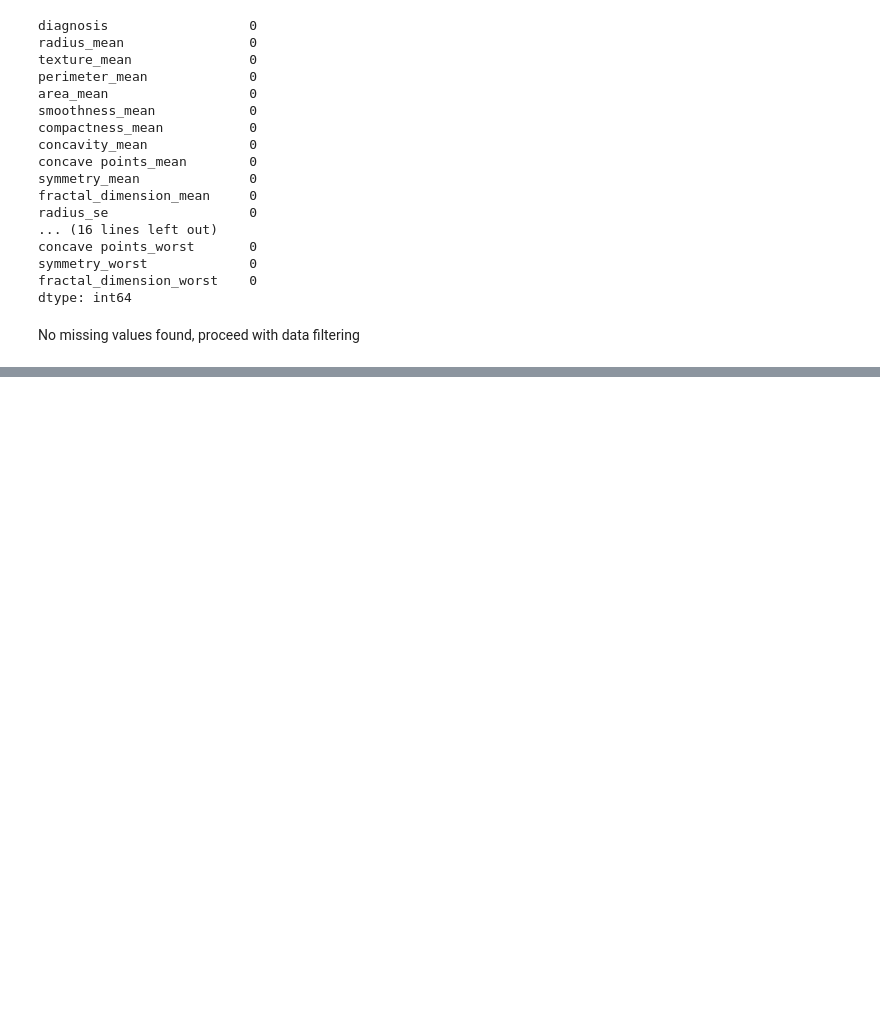
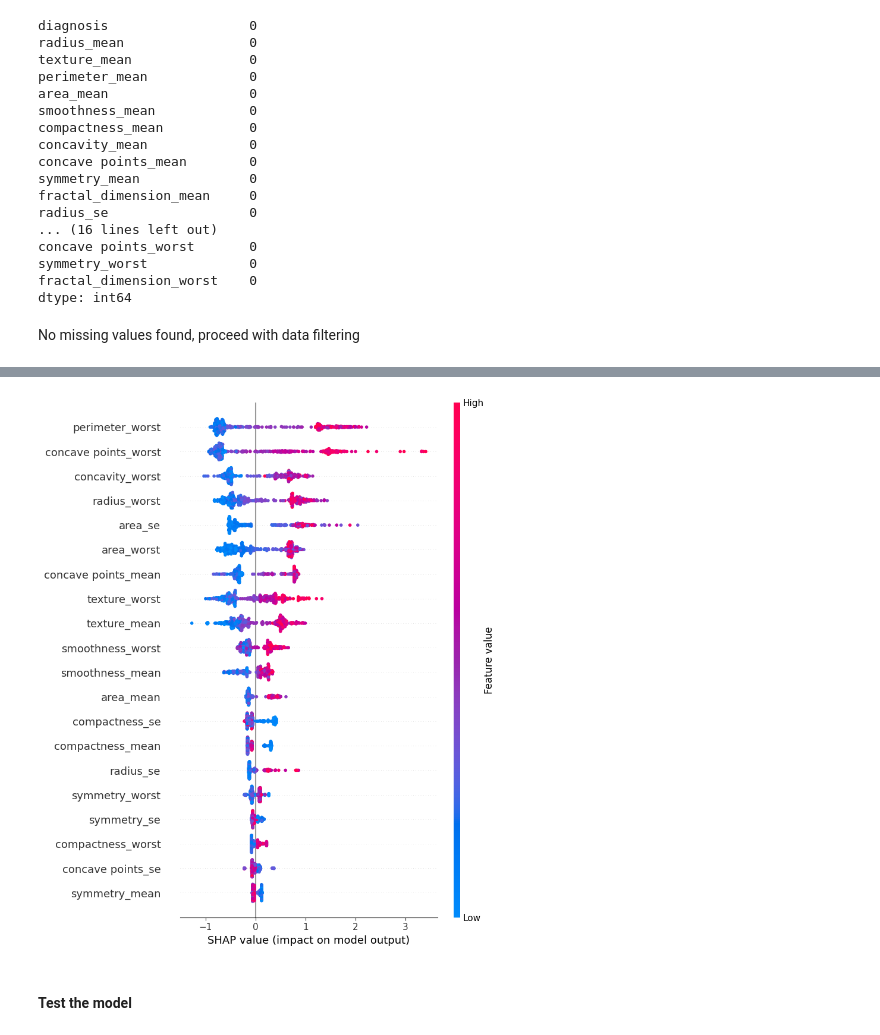
Before and after one commit to sreerag-chandrasekharan/Brest_cancer_detection_updated, a Jupyter notebook: data_analysis/Main.ipynb, the cells around one changed output, grey strips where cells are left out. Drawn from its saved outputs; the diff is of its cells as text; code cells hidden in the pictures; blank space fills up the shorter version.

```diff
--- a/data_analysis/Main.ipynb
+++ b/data_analysis/Main.ipynb
@@ -100,0 +188,11 @@ df.to_csv('C:/Users/Sreerag/Documents/ML_chellange/Brest_cancer_detection_update
+# %%
+##  Create a SHAP Explainer
+explainer = shap.Explainer(xgb_model, X_train)
+shap_values = explainer(X_train)
+# %%
+# Global Feature Importance
+shap.summary_plot(shap_values, X_train)
+# %% [output]
+[figure, added]
+# %% [markdown]
+#### Test the model
```
Also changed, not shown: parts of 22 cells of this notebook, 3 other files.
